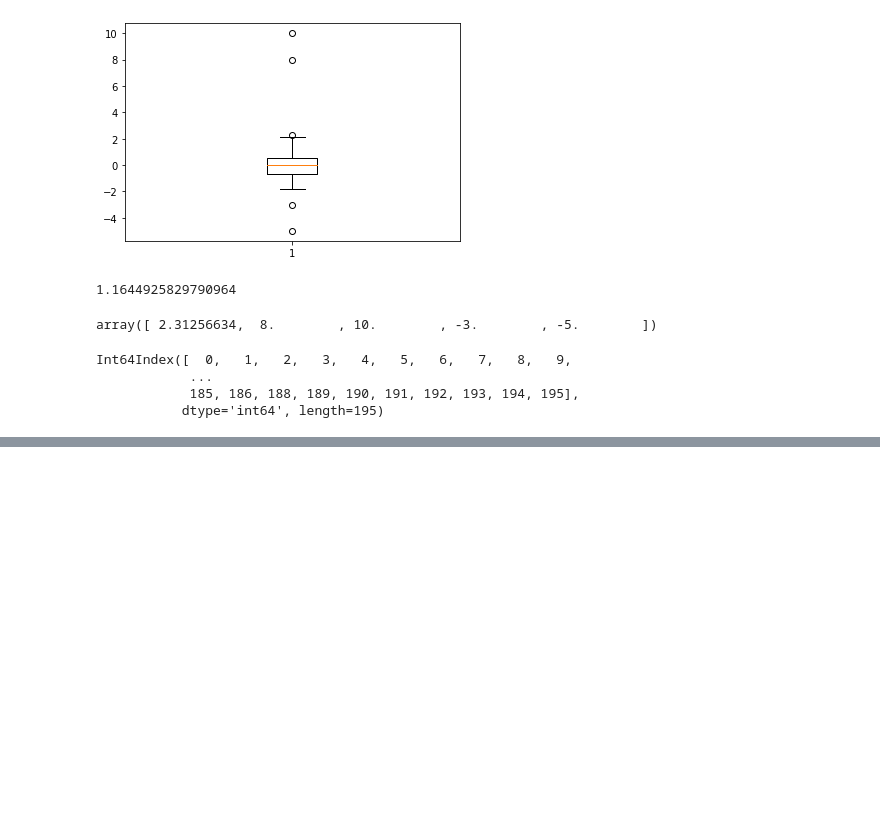
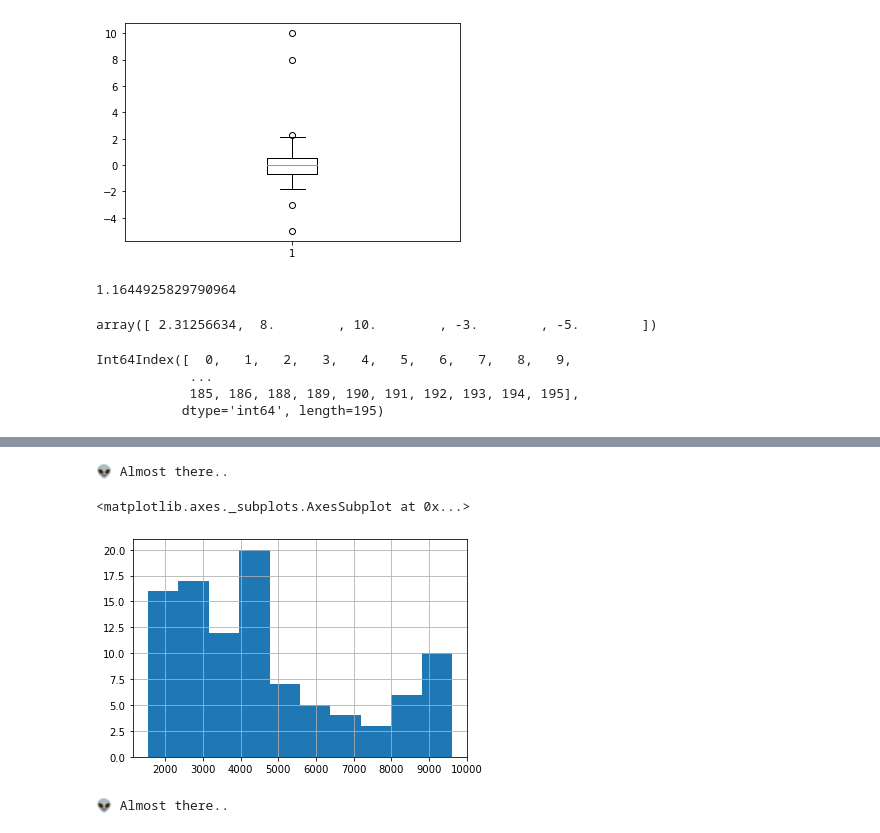
Before and after one commit to mingikim1998/offline, a Jupyter notebook: 1024_z_score.ipynb, the cells around one changed output, grey strips where cells are left out. Drawn from its saved outputs; the diff is of its cells as text; code cells hidden in the pictures; blank space fills up the shorter version.

```diff
--- a/1024_z_score.ipynb
+++ b/1024_z_score.ipynb
@@ -310,0 +540,24 @@ Int64Index([  0,   1,   2,   3,   4,   5,   6,   7,   8,   9,
+# %%
+salary = pd.Series([4300, 8370, 1750, 3830, 1840, 4220, 3020, 2290, 4740, 4600,
+                    2860, 3400, 4800, 4470, 2440, 4530, 4850, 4850, 4760, 4500,
+                    4640, 3000, 1880, 4880, 2240, 4750, 2750, 2810, 3100, 4290,
+                    1540, 2870, 1780, 4670, 4150, 2010, 3580, 1610, 2930, 4300,
+                    2740, 1680, 3490, 4350, 1680, 6420, 8740, 8980, 9080, 3990,
+                    4960, 3700, 9600, 9330, 5600, 4100, 1770, 8280, 3120, 1950,
+                    4210, 2020, 3820, 3170, 6330, 2570, 6940, 8610, 5060, 6370,
+                    9080, 3760, 8060, 2500, 4660, 1770, 9220, 3380, 2490, 3450,
+                    1960, 7210, 5810, 9450, 8910, 3470, 7350, 8410, 7520, 9610,
+                    5150, 2630, 5610, 2750, 7050, 3350, 9450, 7140, 4170, 3090])
+print("👽 Almost there..")
+# %% [output]
+👽 Almost there..
+# %%
+salary.hist()
+# %% [output]
+<matplotlib.axes._subplots.AxesSubplot at 0x...>
+[figure, added]
+# %%
+bins = [0, 2000, 4000, 6000, 8000, 10000]
+print("👽 Almost there..")
+# %% [output]
+👽 Almost there..
```
Also changed, not shown: parts of 28 cells of this notebook.
